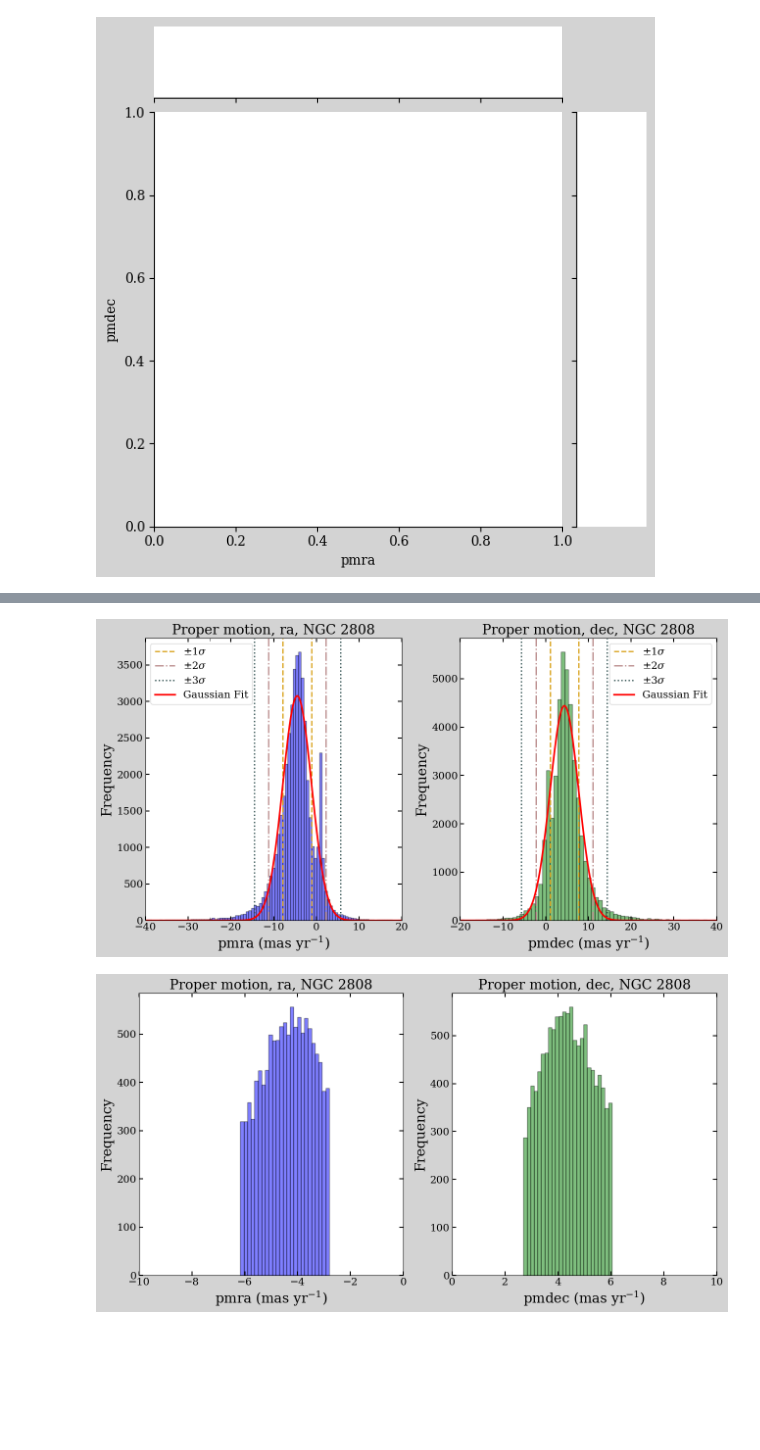
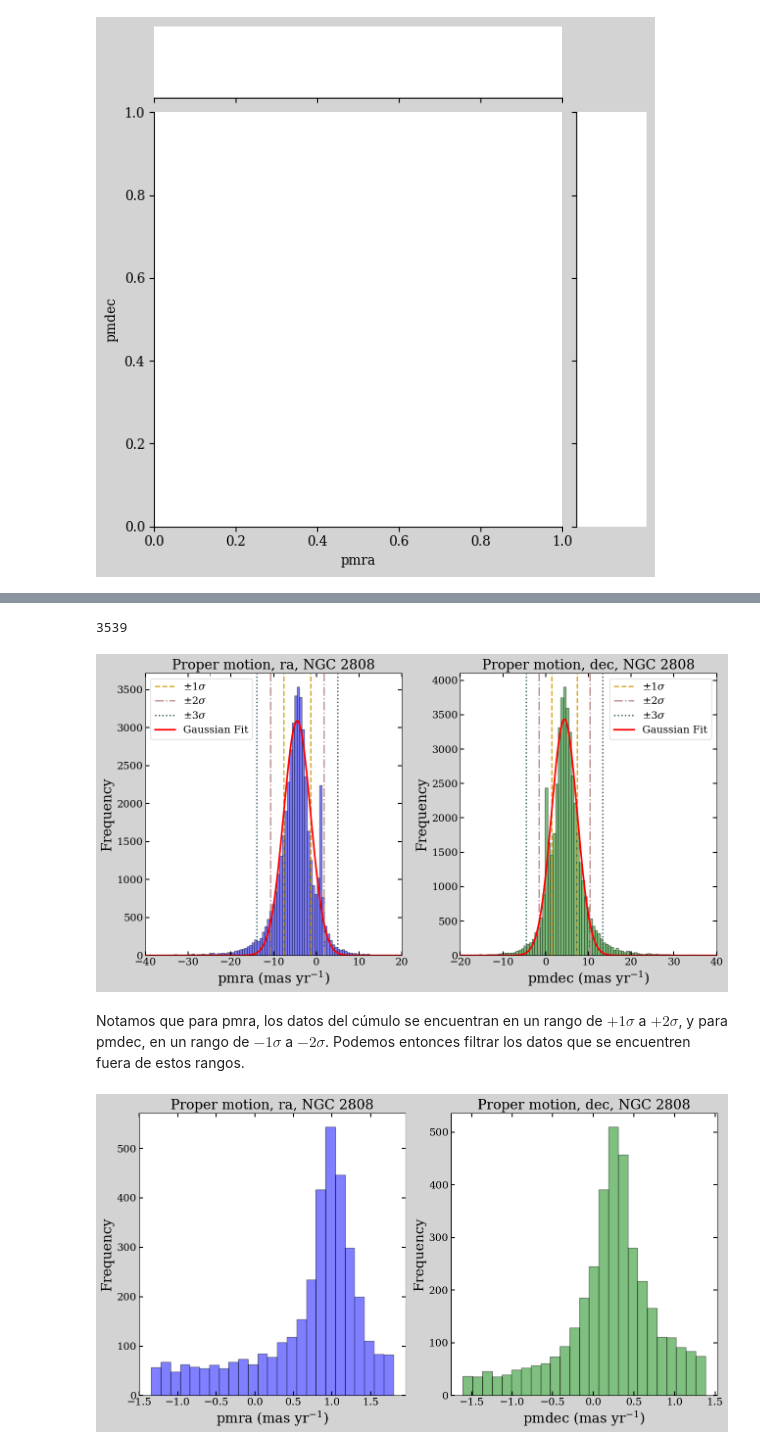
Before and after one commit to ojedarcelo/astrocodigos, a Jupyter notebook: AST0411 - Astrofísica Extragaláctica/Tareas/Tarea 1/tarea_1.ipynb, the cells around one changed output, grey strips where cells are left out. Cells and saved outputs as stored; diff of their text form; code cells hidden in the pictures; blank space fills up the shorter version.

```diff
--- a/AST0411 - Astrofísica Extragaláctica/Tareas/Tarea 1/tarea_1.ipynb
+++ b/AST0411 - Astrofísica Extragaláctica/Tareas/Tarea 1/tarea_1.ipynb
@@ -624,0 +647,22 @@ ValueError: Contour levels must be increasing
+# %%
+# Eliminamos outliers
+ngc_2808 = ngc_2808[(ngc_2808['pmra'] > -200) & (ngc_2808['pmra'] < 200)]
+ngc_2808 = ngc_2808[(ngc_2808['pmdec'] > -200) & (ngc_2808['pmdec'] < 200)]
+# %%
+plt.figure(figsize=(5, 5))
+
+ngc_2808['pmra'] = ngc_2808['pmra'].dropna()
+ngc_2808['pmdec'] = ngc_2808['pmdec'].dropna()
+
+sns_plot = sns.jointplot(data=ngc_2808, x='pmra', y='pmdec', kind='kde', color='blue', fill=True, height=6, dropna=True)
+
+ax_joint = sns_plot.ax_joint
+ax_joint.set_xlim(-20, 10)
+ax_joint.set_ylim(-10, 20)
+
+ax_joint.set_xlabel(r'pmra (mas yr$^{-1}$)')
+ax_joint.set_ylabel(r'pmdec (mas yr$^{-1}$)')
+
+ax_joint.set_title('Density of Proper Motion, NGC 2808')
+
+plt.tight_layout()
@@ -677,12 +724,12 @@ Observamos que las distribuciones son más uniformes que para el cúmulo NGC 590
 pmra_data = ngc_2808['pmra'].dropna()
 
 # Calculamos el histograma eligiendo 800 bins
-bin_count_ra = 800
+bin_count_ra = 400
 hist_ra, bin_edges_ra = np.histogram(pmra_data, bins=bin_count_ra, density=False)
 bin_centers_ra = (bin_edges_ra[:-1] + bin_edges_ra[1:]) / 2
 
 # Utilizar un kernel Gaussiano para convolucionar el histograma y suavizarlo
-gaussian_kernel_ra = Gaussian1DKernel(stddev=1.5)  # Elegimos sigma 1.5, arbitrario pero conveniente
+gaussian_kernel_ra = Gaussian1DKernel(stddev=0.5)  # Elegimos sigma 0.5, arbitrario pero conveniente
 smoothed_hist_ra = convolve(hist_ra, gaussian_kernel_ra)
 
 # Ajustamos una Gaussiana al histograma suavizado
@@ -691,6 +738,7 @@ def gaussian(x, amplitude, mean, stddev):
 
 # Calculamos el promedio ponderado y la desviación estándar para el histograma
 weighted_mean_ra = np.sum(bin_centers_ra * hist_ra) / np.sum(hist_ra)
+print(max(hist_ra))
 weighted_std = np.sqrt(np.sum(hist_ra * (bin_centers_ra - weighted_mean_ra) ** 2) / np.sum(hist_ra))
 
 # Usamos estos valores como priors
@@ -705,11 +753,11 @@ params_ra, _ = curve_fit(gaussian, bin_centers_ra, smoothed_hist_ra, p0=initial_
 
 pmdec_data = ngc_2808['pmdec'].dropna()
 
-bin_count_dec = 800
+bin_count_dec = 400
 hist_dec, bin_edges_dec = np.histogram(pmdec_data, bins=bin_count_dec, density=False)
 bin_centers_dec = (bin_edges_dec[:-1] + bin_edges_dec[1:]) / 2
 
-gaussian_kernel_dec = Gaussian1DKernel(stddev=1.5)
+gaussian_kernel_dec = Gaussian1DKernel(stddev=0.5)
 smoothed_hist_dec = convolve(hist_dec, gaussian_kernel_dec)
 
 weighted_mean_dec = np.sum(bin_centers_dec * hist_dec) / np.sum(hist_dec)
@@ -718,9 +766,11 @@ weighted_std = np.sqrt(np.sum(hist_dec * (bin_centers_dec - weighted_mean_dec)**
 initial_guess_dec = [max(hist_dec), weighted_mean_dec, weighted_std]
 
 params_dec, _ = curve_fit(gaussian, bin_centers_dec, smoothed_hist_dec, p0=initial_guess_dec)
+# %% [output]
+3539
 # %%
 fig, (ax1, ax2) = plt.subplots(1, 2, figsize=(13, 7))
-ax1.hist(ngc_2808['pmra'], bins=800, color='blue', alpha=0.5, edgecolor='black')
+ax1.hist(ngc_2808['pmra'], bins=400, color='blue', alpha=0.5, edgecolor='black')
 
 # Añadimos líneas verticales para 1, 2 y 3 sigma
 sigma = params_ra[2]
@@ -753,7 +803,7 @@ ax1.tick_params(which='minor', length=4, color='black', direction='in', top=True
 ax1.grid(False, which='both')
 ax1.legend(fontsize=15, markerscale=1)
 
-ax2.hist(ngc_2808['pmdec'], bins=800, color='green', alpha=0.5, edgecolor='black')
+ax2.hist(ngc_2808['pmdec'], bins=400, color='green', alpha=0.5, edgecolor='black')
 
 sigma = params_dec[2]
 ax2.axvline(params_dec[1] + sigma, color='goldenrod', linestyle='--', label=r'$\pm 1 \sigma$', linewidth=2)
@@ -788,15 +838,20 @@ ax2.legend(fontsize=15, markerscale=1)
 # space between plots
 plt.tight_layout()
 # %% [output]
-[figure, old version]
+[figure, new version]
+# %% [markdown]
+Notamos que para pmra, los datos del cúmulo se encuentran en un rango de $+1\sigma$ a $+2\sigma$, y para pmdec, en un rango de $-1\sigma$ a $-2\sigma$. Podemos entonces filtrar los datos que se encuentren fuera de estos rangos.
 # %%
-ngc_2808_clipped = ngc_2808[(ngc_2808['pmra'] > params_ra[1] - 0.5*params_ra[2]) & (ngc_2808['pmra'] < params_ra[1] + 0.5*params_ra[2])]
-ngc_2808_clipped = ngc_2808_clipped[(ngc_2808_clipped['pmdec'] > params_dec[1] - 0.5*params_dec[2]) & (ngc_2808_clipped['pmdec'] < params_dec[1] + 0.5*params_dec[2])]
+# Para pmra, eliminamos valores que estén bajo +1 sigma y sobre +2 sigma
+ngc_2808_clipped = ngc_2808[(ngc_2808['pmra'] > params_ra[1] + 1*params_ra[2]) & (ngc_2808['pmra'] < params_ra[1] + 2*params_ra[2])]
+
+# Para pmdec, eliminamos valores que estén bajo -2 sigma y sobre -1 sigma
+ngc_2808_clipped = ngc_2808_clipped[(ngc_2808_clipped['pmdec'] > params_dec[1] - 2*params_dec[2]) & (ngc_2808_clipped['pmdec'] < params_dec[1] - 1*params_dec[2])]
 # %%
 fig, (ax1, ax2) = plt.subplots(1, 2, figsize=(13, 7))
 ax1.hist(ngc_2808_clipped['pmra'], bins=25, color='blue', alpha=0.5, edgecolor='black')
 
-ax1.set_xlim(-10, 0)
+# ax1.set_xlim(-10, 0)
 
 ax1.set_ylabel(r'Frequency', fontsize=20)
 ax1.set_xlabel(r"pmra (mas yr$^{-1}$)", fontsize=20)
@@ -810,32 +865,32 @@ ax1.tick_params(axis='both', labelsize=15, direction='in', right=True, top=True,
                 grid_linewidth=0.5)
 
 ax1.tick_params(which='minor', length=4, color='black', direction='in', top=True, right=True,
                 grid_alpha=0.2, grid_linewidth=0.5, grid_linestyle="-",grid_color='r')
 
 
 ax1.grid(False, which='both')
 
 ax2.hist(ngc_2808_clipped['pmdec'], bins=25, color='green', alpha=0.5, edgecolor='black')
 
-ax2.set_xlim(0, 10)
+# ax2.set_xlim(0, 10)
 
 ax2.set_ylabel(r'Frequency', fontsize=20)
 ax2.set_xlabel(r"pmdec (mas yr$^{-1}$)", fontsize=20)
 ax2.set_title(r'Proper motion, dec, NGC 2808', fontsize=20)
 
 ax2.xaxis.set_minor_locator(MultipleLocator(50))
 ax2.yaxis.set_minor_locator(MultipleLocator(5000))
 
 ax2.tick_params(axis='both', labelsize=15, direction='in', right=True, top=True,
                 length=6, width=1.5, grid_color='black', grid_alpha=1, grid_linestyle="-",
                 grid_linewidth=0.5)
 
 ax2.tick_params(which='minor', length=4, color='black', direction='in', top=True, right=True,
                 grid_alpha=0.2, grid_linewidth=0.5, grid_linestyle="-",grid_color='r')
 
 
 ax2.grid(False, which='both')
 
 plt.tight_layout()
 # %% [output]
-[figure, old version]
+[figure, new version]
```
Also changed, not shown: parts of 52 cells of this notebook.
